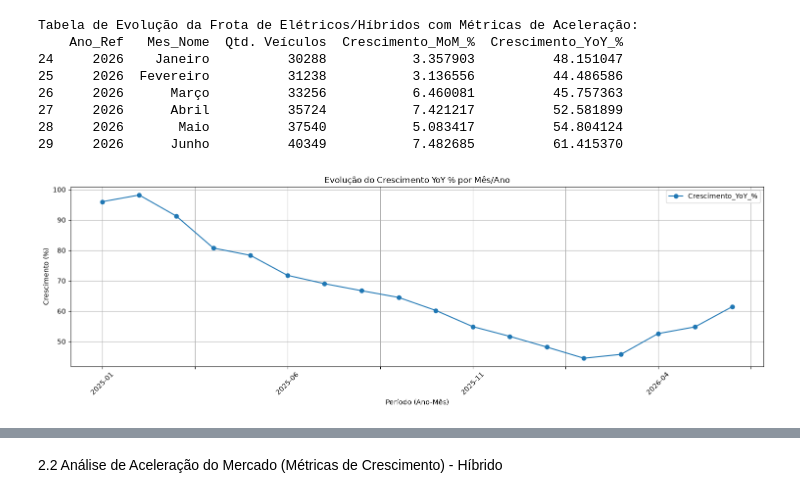
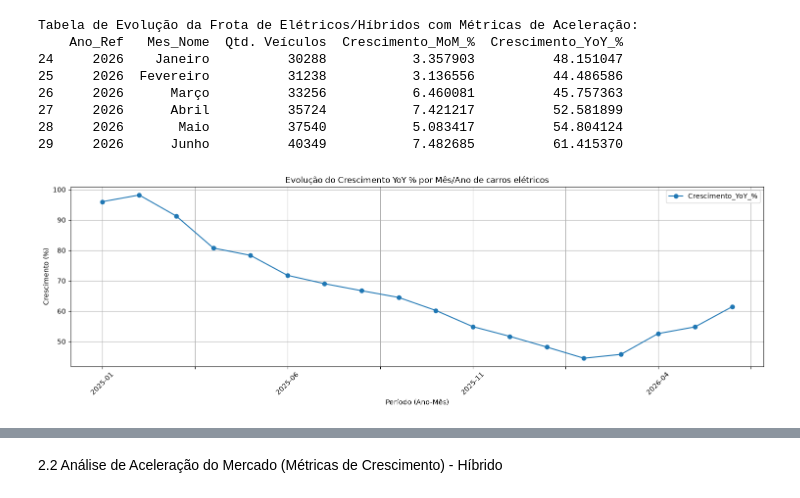
Before and after one commit to felipeftav/carros_eletricos, a Jupyter notebook: notebooks/01_eda.ipynb, the cells around one changed output, grey strips where cells are left out. Cells and saved outputs as stored; diff of their text form; code cells hidden in the pictures.

```diff
--- a/notebooks/01_eda.ipynb
+++ b/notebooks/01_eda.ipynb
@@ -170,31 +170,31 @@ Tabela de Evolução da Frota de Elétricos/Híbridos com Métricas de Aceleraç
 # %%
 # 1. Criando a coluna de Data combinando Ano e Mês
 # O zfill(2) garante que o mês fique com dois dígitos (ex: 2024-01 em vez de 2024-1)
 evolucao_geral_eletrico['Data'] = (
     evolucao_geral_eletrico['Ano_Ref'].astype(str) + '-' +
     evolucao_geral_eletrico['Mes_Ref'].astype(str).str.zfill(2)
 )
 
 # 2. Filtrando os valores nulos (Missing values de 2024) para o gráfico não quebrar
 # Substitua pelo nome real do seu dataframe se não for 'evolucao_geral'
 df_plot = evolucao_geral_eletrico.dropna(subset=['Crescimento_YoY_%'])
 
 # 3. Plotando o gráfico esticado horizontalmente
 df_plot.plot(
     x='Data',
     y='Crescimento_YoY_%',
     figsize=(15, 5),  # Bem esticado horizontalmente
     marker='o',       # Adiciona pontinhos em cada mês
     grid=True         # Adiciona linhas de grade para facilitar a leitura
 )
 
 # 4. Ajustes visuais para os meses não se sobreporem no eixo X
-plt.title('Evolução do Crescimento YoY % por Mês/Ano')
+plt.title('Evolução do Crescimento YoY % por Mês/Ano de carros elétricos')
 plt.xlabel('Período (Ano-Mês)')
 plt.ylabel('Crescimento (%)')
 plt.xticks(rotation=45) # Rotaciona os textos do eixo X em 45 graus
 plt.tight_layout()      # Garante que nenhum texto seja cortado nas bordas
 
 plt.show()
 # %% [output]
-[figure, old version]
+[figure, new version]
```
Also changed, not shown: parts of 12 cells of this notebook.
